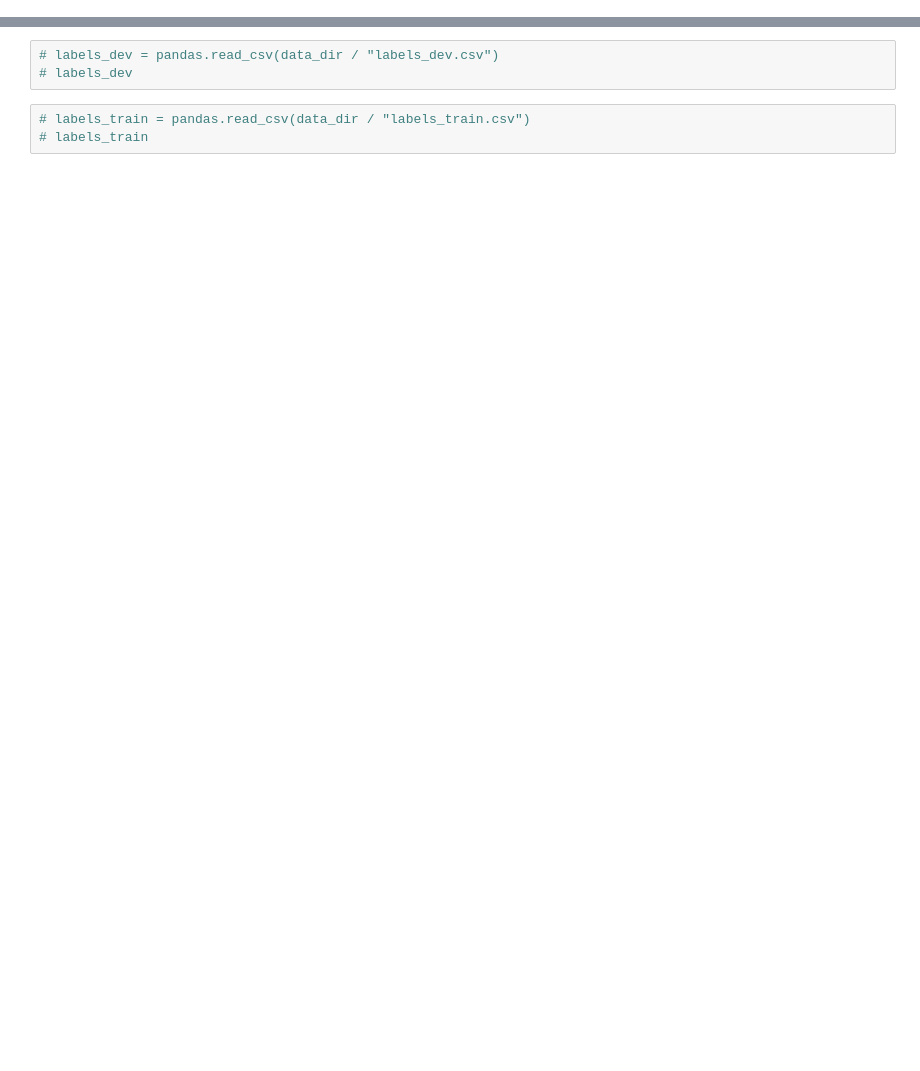
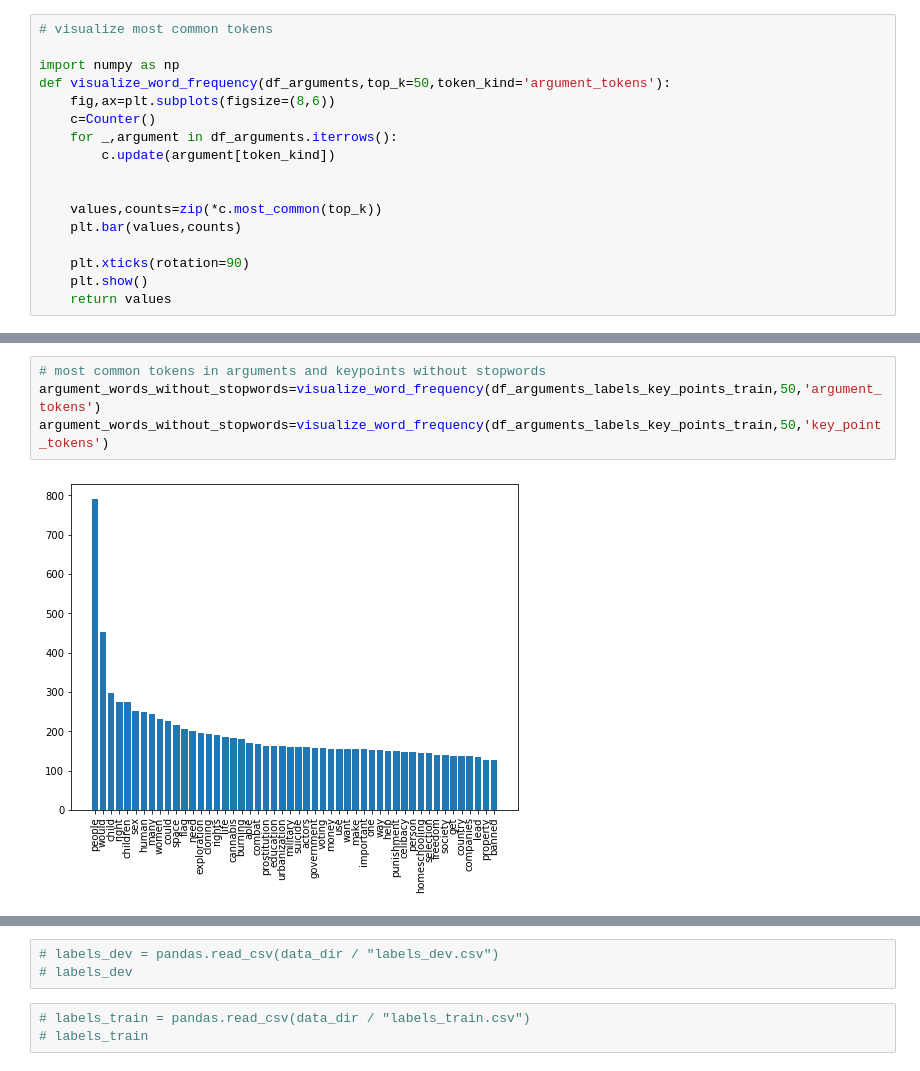
Before and after one commit to janheinrichmerker/modern-talking, a Jupyter notebook: modern_talking/dataset.ipynb, the cells around one changed output, grey strips where cells are left out. Cells and saved outputs as stored; diff of their text form; blank space fills up the shorter version.

```diff
--- a/modern_talking/dataset.ipynb
+++ b/modern_talking/dataset.ipynb
@@ -72,0 +100,17 @@ from nltk.util import ngrams
+# %%
+# visualize most common tokens
+
+import numpy as np
+def visualize_word_frequency(df_arguments,top_k=50,token_kind='argument_tokens'):
+    fig,ax=plt.subplots(figsize=(8,6))
+    c=Counter()
+    for _,argument in df_arguments.iterrows():
+        c.update(argument[token_kind])
+
+
+    values,counts=zip(*c.most_common(top_k))
+    plt.bar(values,counts)
+
+    plt.xticks(rotation=90)
+    plt.show()
+    return values
@@ -72,0 +130,6 @@ from nltk.util import ngrams
+# %%
+# most common tokens in arguments and keypoints without stopwords
+argument_words_without_stopwords=visualize_word_frequency(df_arguments_labels_key_points_train,50,'argument_tokens')
+argument_words_without_stopwords=visualize_word_frequency(df_arguments_labels_key_points_train,50,'key_point_tokens')
+# %% [output]
+[figure, added]
```
Also changed, not shown: parts of 11 cells of this notebook.
